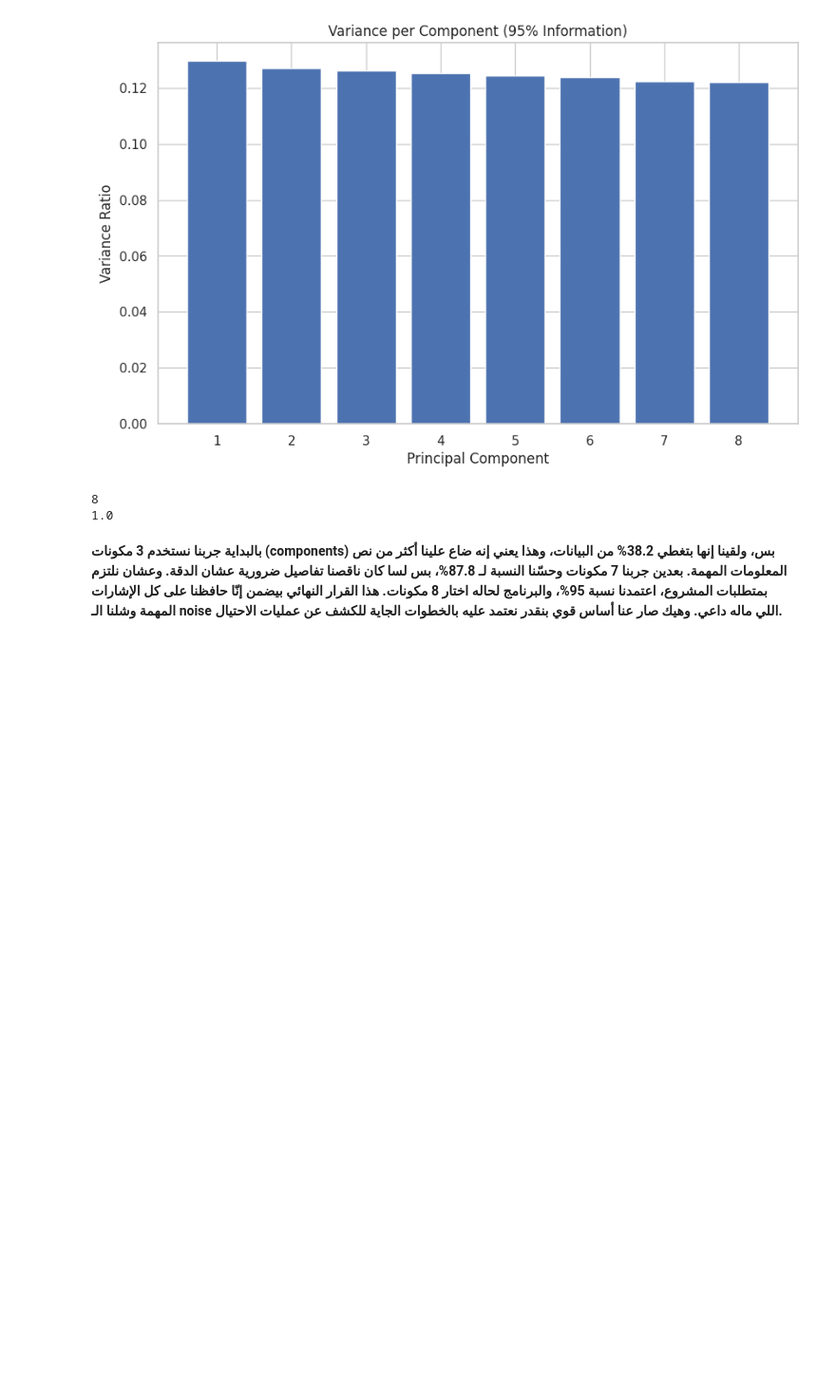
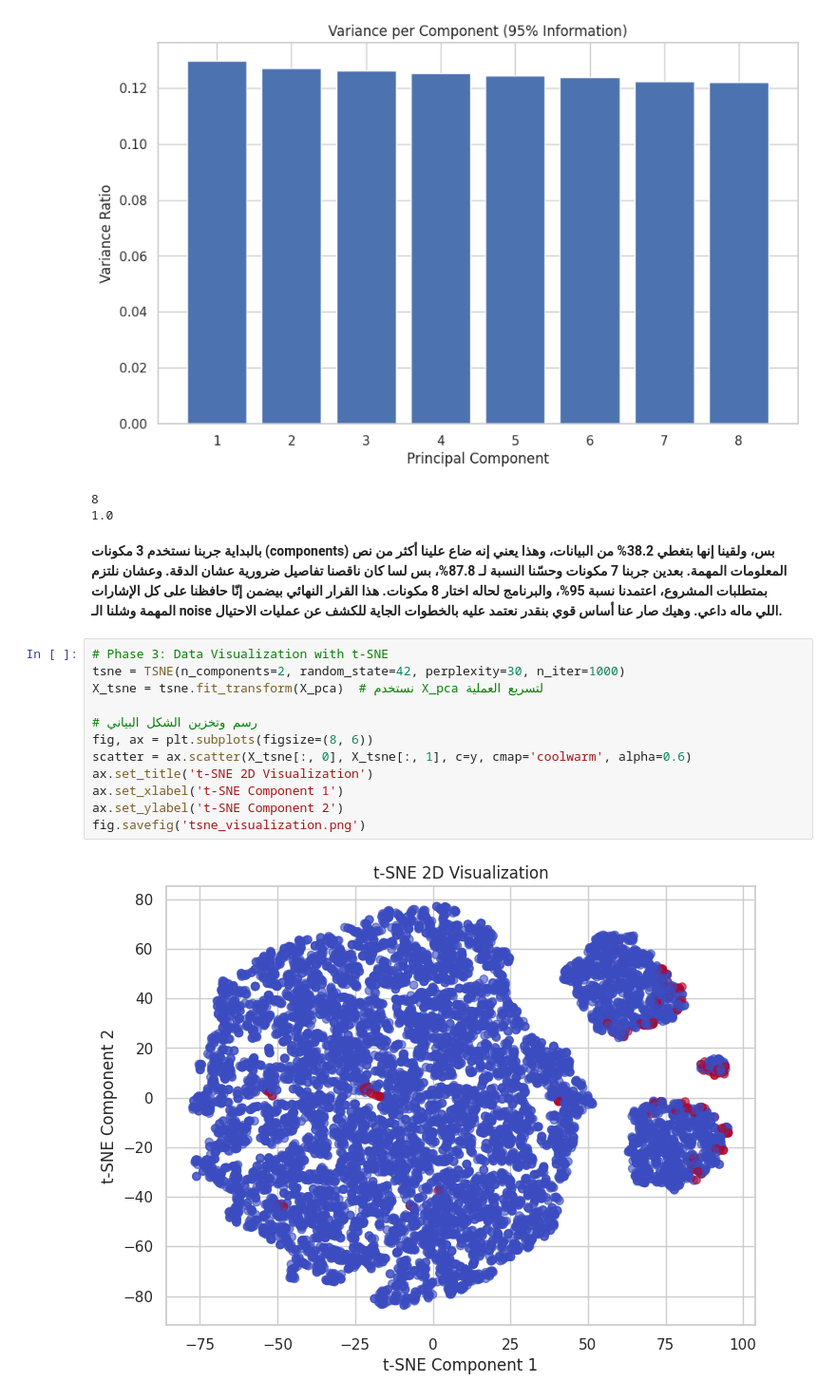
Before and after one commit to YamenObeidat/Activity-3--DBSCAN-PCA, a Jupyter notebook: final_project_2.ipynb, the cells around one changed output. Shown at 95% size. Saved outputs shown, nothing was run; the diff lists cells and outputs as text; blank space fills up the shorter version.

```diff
--- a/final_project_2.ipynb
+++ b/final_project_2.ipynb
@@ -185,3 +185,17 @@ print(np.sum(pca_final.explained_variance_ratio_))
 1.0
 # %% [markdown]
 **بالبداية جربنا نستخدم 3 مكونات (components) بس، ولقينا إنها بتغطي 38.2% من البيانات، وهذا يعني إنه ضاع علينا أكثر من نص المعلومات المهمة. بعدين جربنا 7 مكونات وحسّنا النسبة لـ 87.8%، بس لسا كان ناقصنا تفاصيل ضرورية عشان الدقة. وعشان نلتزم بمتطلبات المشروع، اعتمدنا نسبة 95%، والبرنامج لحاله اختار 8 مكونات. هذا القرار النهائي بيضمن إنّا حافظنا على كل الإشارات المهمة وشلنا الـ noise اللي ماله داعي. وهيك صار عنا أساس قوي بنقدر نعتمد عليه بالخطوات الجاية للكشف عن عمليات الاحتيال.**
+# %%
+# Phase 3: Data Visualization with t-SNE
+tsne = TSNE(n_components=2, random_state=42, perplexity=30, n_iter=1000)
+X_tsne = tsne.fit_transform(X_pca)  # نستخدم X_pca لتسريع العملية
+
+# رسم وتخزين الشكل البياني
+fig, ax = plt.subplots(figsize=(8, 6))
+scatter = ax.scatter(X_tsne[:, 0], X_tsne[:, 1], c=y, cmap='coolwarm', alpha=0.6)
+ax.set_title('t-SNE 2D Visualization')
+ax.set_xlabel('t-SNE Component 1')
+ax.set_ylabel('t-SNE Component 2')
+fig.savefig('tsne_visualization.png')
+# %% [output]
+[figure, added]
```
